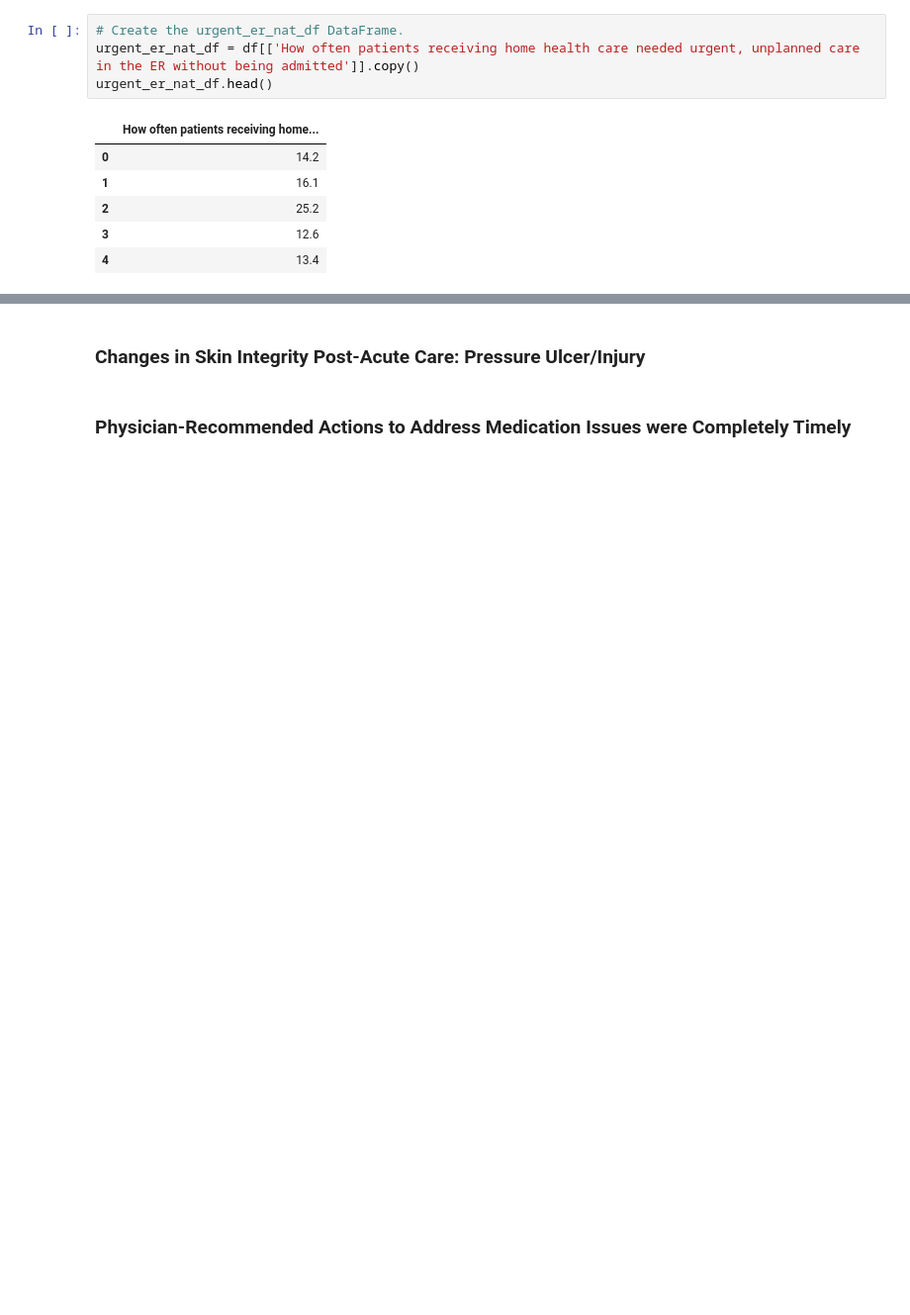
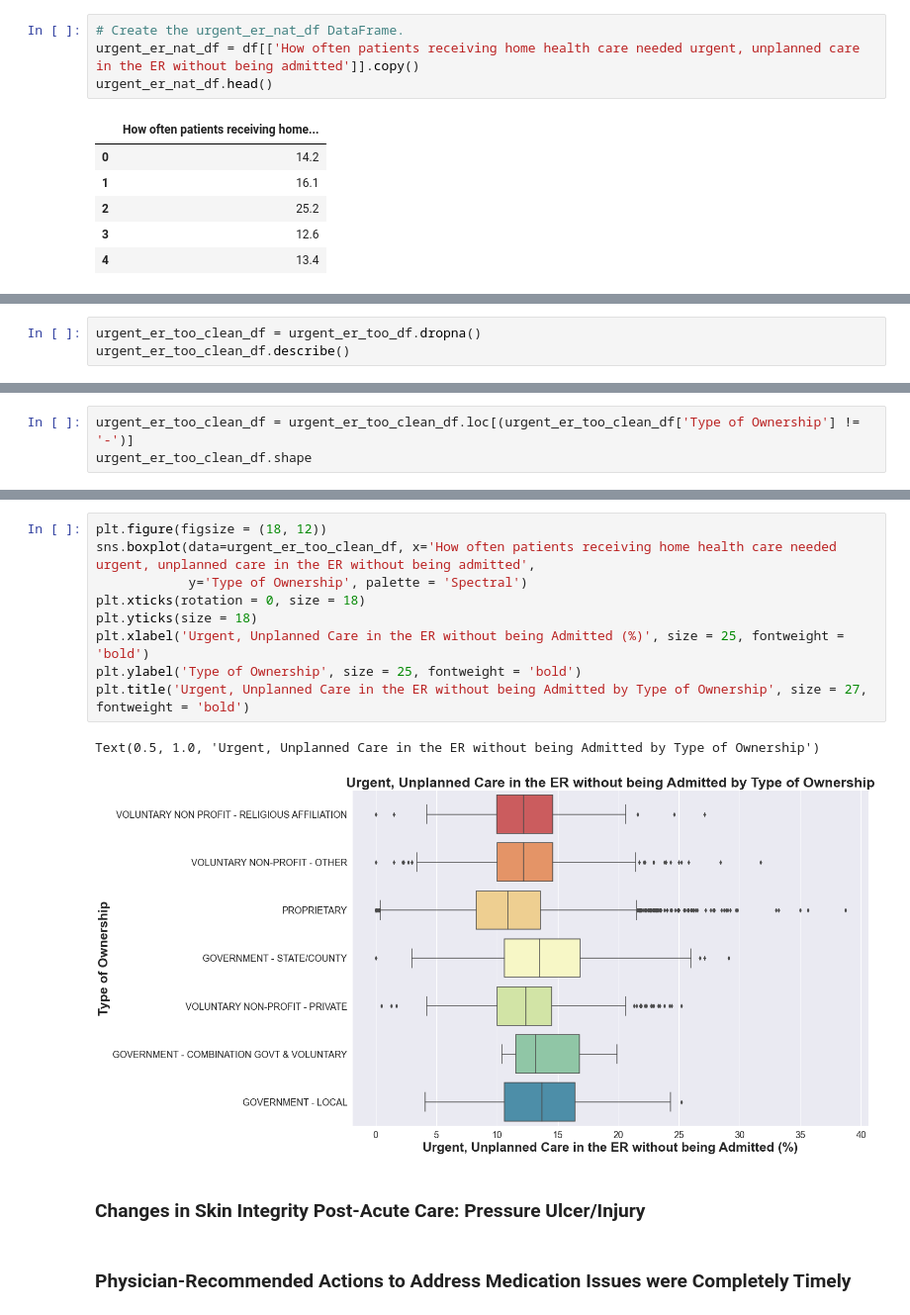
Before and after one commit to 1on1pt/CMS_Home_Health_Compare_January_2023_Refresh_Analysis, a Jupyter notebook: HH_Care_Compare_January_2023.ipynb, the cells around one changed output, grey strips where cells are left out. Shown at 99% size. Saved outputs shown, nothing was run; the diff lists cells and outputs as text; blank space fills up the shorter version.

```diff
--- a/HH_Care_Compare_January_2023.ipynb
+++ b/HH_Care_Compare_January_2023.ipynb
@@ -1382,0 +1388,3 @@ urgent_er_too_df.head()
+# %%
+urgent_er_too_clean_df = urgent_er_too_df.dropna()
+urgent_er_too_clean_df.describe()
@@ -1382,0 +1405,3 @@ urgent_er_too_df.head()
+# %%
+urgent_er_too_clean_df = urgent_er_too_clean_df.loc[(urgent_er_too_clean_df['Type of Ownership'] != '-')]
+urgent_er_too_clean_df.shape
@@ -1383,3 +1423,15 @@ urgent_er_too_df.head()
+# %%
+plt.figure(figsize = (18, 12))
+sns.boxplot(data=urgent_er_too_clean_df, x='How often patients receiving home health care needed urgent, unplanned care in the ER without being admitted',
+            y='Type of Ownership', palette = 'Spectral')
+plt.xticks(rotation = 0, size = 18)
+plt.yticks(size = 18)
+plt.xlabel('Urgent, Unplanned Care in the ER without being Admitted (%)', size = 25, fontweight = 'bold')
+plt.ylabel('Type of Ownership', size = 25, fontweight = 'bold')
+plt.title('Urgent, Unplanned Care in the ER without being Admitted by Type of Ownership', size = 27, fontweight = 'bold')
+# %% [output]
+Text(0.5, 1.0, 'Urgent, Unplanned Care in the ER without being Admitted by Type of Ownership')
+[figure, added]
 # %% [markdown]
 ### Changes in Skin Integrity Post-Acute Care: Pressure Ulcer/Injury
 # %% [markdown]
```
Also changed, not shown: parts of 33 cells of this notebook.
